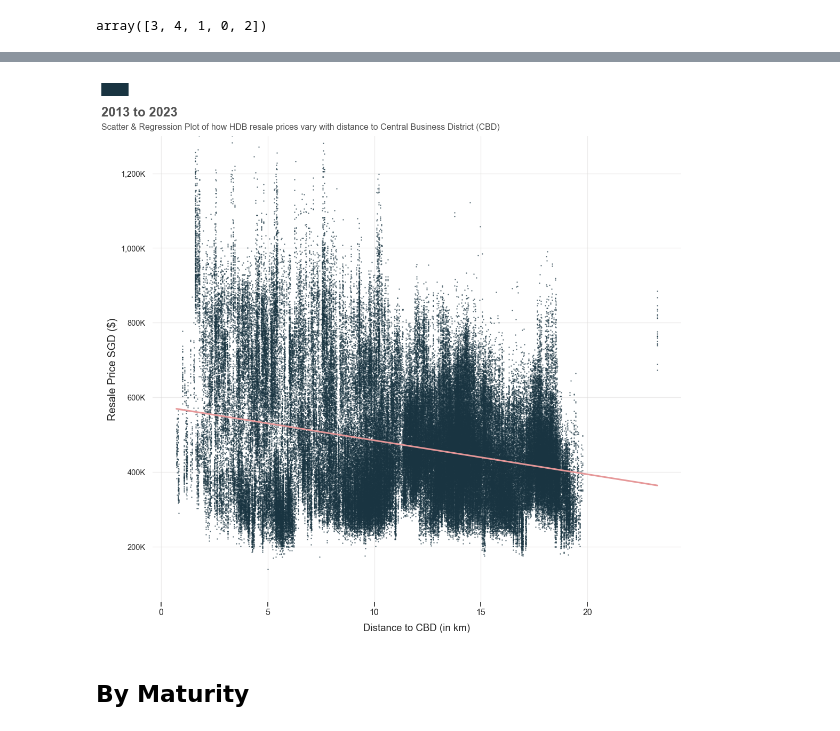
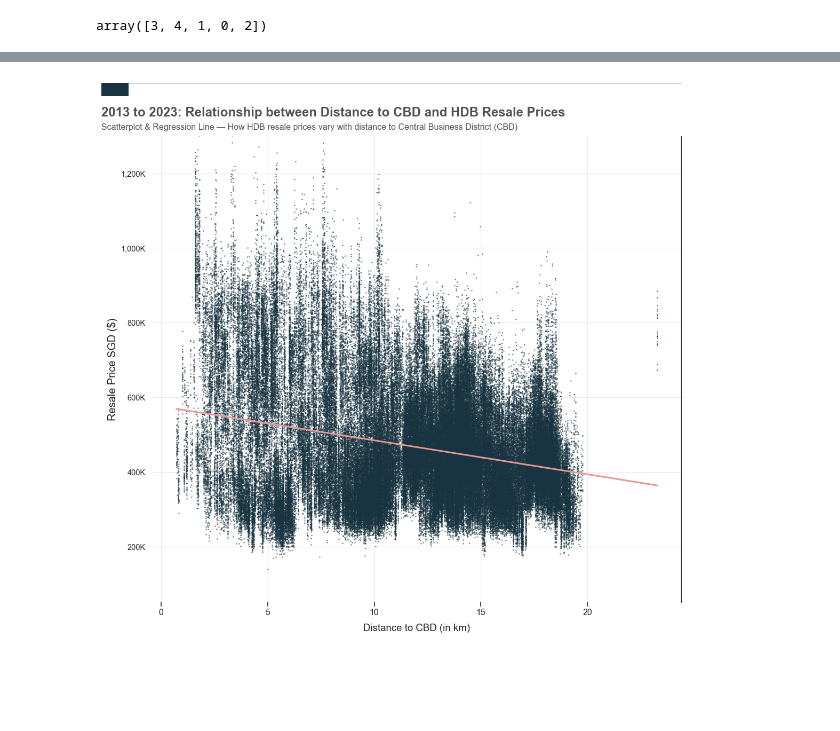
Before and after one commit to raychng/bt4222-project, a Jupyter notebook: (NEW) EDA 2013 to 2023.ipynb, the cells around one changed output, grey strips where cells are left out. Saved outputs shown, nothing was run; the diff lists cells and outputs as text; code cells hidden in the pictures; blank space fills up the shorter version.

```diff
--- a/(NEW) EDA 2013 to 2023.ipynb
+++ b/(NEW) EDA 2013 to 2023.ipynb
@@ -225,13 +252,12 @@ keep only the following flat types:
 # %%
-print('Unique flat types before removing:', hdb_price_df_13_23['flat_type'].unique(),'\n')
+print('Unique flat types before removing:', hdb_price_df_03_12['flat_type'].unique(),'\n')
 keep_flat_type = ['3 ROOM', '4 ROOM', '5 ROOM', 'EXECUTIVE']
-hdb_price_df_13_23 = hdb_price_df_13_23[hdb_price_df_13_23['flat_type'].isin(keep_flat_type)]
-print('Unique flat types after removing 1 rooms, 2 rooms and multi-generation flat types:',hdb_price_df_13_23['flat_type'].unique())
+hdb_price_df_03_12 = hdb_price_df_03_12[hdb_price_df_03_12['flat_type'].isin(keep_flat_type)]
+print('Unique flat types after removing 1 rooms, 2 rooms and multi-generation flat types:',hdb_price_df_03_12['flat_type'].unique())
 
 # do the same for 2013 to 2023
 hdb_price_df_13_23 = hdb_price_df_13_23[hdb_price_df_13_23['flat_type'].isin(keep_flat_type)]
 
-# do the same for 2013 to 2023
 hdb_price_df = hdb_price_df[hdb_price_df['flat_type'].isin(keep_flat_type)]
 # %% [output]
 Unique flat types before removing: ['4 ROOM' '5 ROOM' '3 ROOM' 'EXECUTIVE' '2 ROOM' '1 ROOM'
@@ -881,0 +903,3 @@ plt.show()
+# %%
+x = np.array((hdb_price_df_13_23['adjusted_price'] < 0).to_list())
+np.unique(x)
@@ -1241,41 +1328,37 @@ plt.show()
 fig, ax = plt.subplots(figsize=(13.33, 13), dpi=96)
 
 # Grid
 ax.grid(which="major", axis='x', color='#DAD8D7', alpha=0.5, zorder=1)
 ax.grid(which="major", axis='y', color='#DAD8D7', alpha=0.5, zorder=1)
 
 # 2004 to 2013
 p=sns.regplot(x='distance_to_cbd_km', y='adjusted_price', data=hdb_price_df_13_23, color='#e69798', scatter_kws={"s": 1, 'alpha':0.5, 'color':'#193441'})
 
 # Label x-axis and x ticks
 ax.set_xlabel("Distance to CBD (in km)", fontsize=14, labelpad=10)
 ax.xaxis.set_tick_params(pad=2, labelbottom=True, bottom=True, labelsize=12, labelrotation=0)
 
 # Reformat y-axis
 p.set_ylabel('Resale Price SGD ($)', size=15)
 ylabels = ['{:,.0f}'.format(x) + 'K' for x in p.get_yticks()/1000]
 p.set_yticklabels(ylabels)
 p.set_ylim([50000,1300000])
 
 # Remove the spines
-ax.spines[['top','left','bottom','right']].set_visible(False)
+ax.spines[['top','left','bottom']].set_visible(False)
+ax.spines['right'].set_linewidth(1.1)
 
-# Make the left spine thicker
-# ax.spines['right'].set_linewidth(1.1)
-
-# Add in red line and rectangle on top
-# ax.plot([0.05, .9], [.98, .98], transform=fig.transFigure, clip_on=False, color='#193441', linewidth=.6)
+# Add in  line and rectangle on top
+ax.plot([0.05, .9], [.98, .98], transform=fig.transFigure, clip_on=False, color='#193441', linewidth=.6)
 ax.add_patch(plt.Rectangle((0.05,.98), 0.04, -0.02, facecolor='#193441', transform=fig.transFigure, clip_on=False, linewidth = 0))
 
 # Add in title and subtitle
-ax.text(x=0.05, y=.93, s="2013 to 2023", transform=fig.transFigure, ha='left', fontsize=18, weight='bold', alpha=.8)
-ax.text(x=0.05, y=.91, s="Scatter & Regression Plot of how HDB resale prices vary with distance to Central Business District (CBD)", transform=fig.transFigure, ha='left', fontsize=12, alpha=.8)
+ax.text(x=0.05, y=.93, s="2013 to 2023: Relationship between Distance to CBD and HDB Resale Prices", transform=fig.transFigure, ha='left', fontsize=18, weight='bold', alpha=.8)
+ax.text(x=0.05, y=.91, s="Scatterplot & Regression Line — How HDB resale prices vary with distance to Central Business District (CBD)", transform=fig.transFigure, ha='left', fontsize=12, alpha=.8)
 
 # Adjust the margins around the plot area
 plt.subplots_adjust(left=None, bottom=0.2, right=None, top=0.9, wspace=None, hspace=None)
 
 plt.show()
 # %% [output]
-[figure, old version]
+[figure, new version]
-# %% [markdown]
-## By Maturity
```
Also changed, not shown: parts of 144 cells of this notebook, 2 other files.
